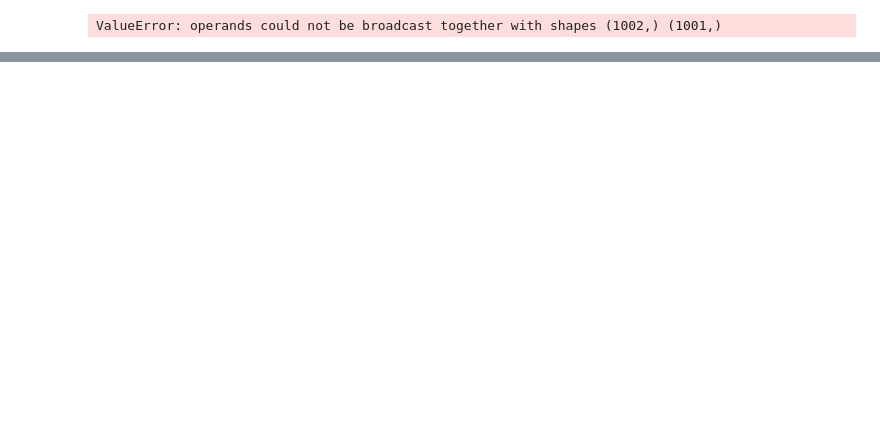
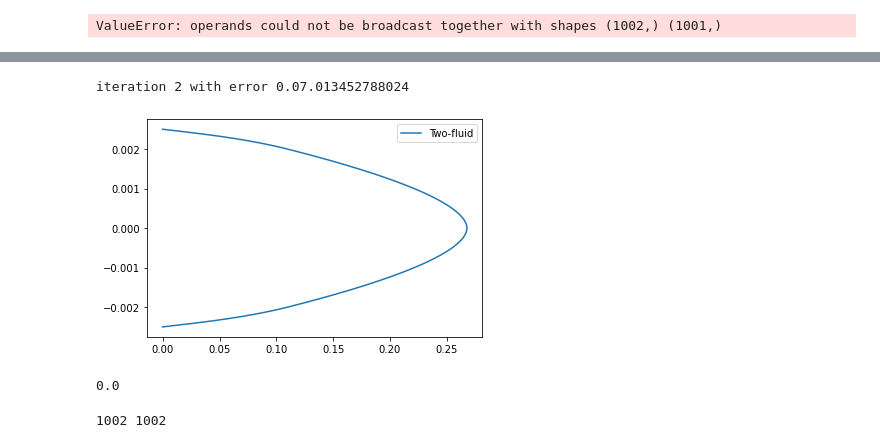
Before and after one commit to Toothpastefairy/comp_multphase_flow, a Jupyter notebook: bloodyguys.ipynb, the cells around one changed output, grey strips where cells are left out. Cells and saved outputs as stored; diff of their text form; code cells hidden in the pictures; blank space fills up the shorter version.

Commit message:
fixing calc_alpha

```diff
--- a/bloodyguys.ipynb
+++ b/bloodyguys.ipynb
@@ -316,0 +332,50 @@ print(mu.shape)
+# %%
+# Add particles to the system
+system = reloadsystem()
+system.add_particles(rho_RBC, diameter_RBC, volume_fraction_RBC)
+
+
+# calculate initial alpha of the particles
+alpha_particles = system.calc_alpha3(velocity_turbulent, mu_turbulent)
+
+# Calculate volumetric plasma concentration
+alpha_fluid = 1 - alpha_particles
+velocity_new = velocity_turbulent
+
+# While loop to iterate of velocity
+i = 0
+error = 1
+epsilon = 1e-3
+while error > epsilon:
+    velocity = velocity_new
+
+    # Calculate new velocity
+    velocity_new = system.simulate_particles(mu_turbulent, alpha_fluid)
+
+    # Error difference in old and new velocity
+    error = np.sum(np.abs((velocity_new - velocity) / velocity))
+    alpha_particles = system.calc_alpha3(velocity_turbulent, mu_turbulent)
+
+    # Determine alpha2
+    # plt.plot(alpha, system.y[:-1] + system.dy/2)
+
+    # Calculate volumetric plasma concentration
+    alpha_fluid = 1 - alpha_particles
+    i+=1
+
+    if i > 200:
+        print("Oh nyo, it's bwoken")
+        break
+
+
+plt.plot(velocity_new, system.y, label="Two-fluid")
+plt.legend()
+plt.show()
+# %% [output]
+iteration 2 with error 0.07.013452788024
+[figure, added]
+0.0
+# %%
+print(len(alpha_fluid), len(mu_turbulent))
+# %% [output]
+1002 1002
```
Also changed, not shown: parts of 10 cells of this notebook, 1 other file.
